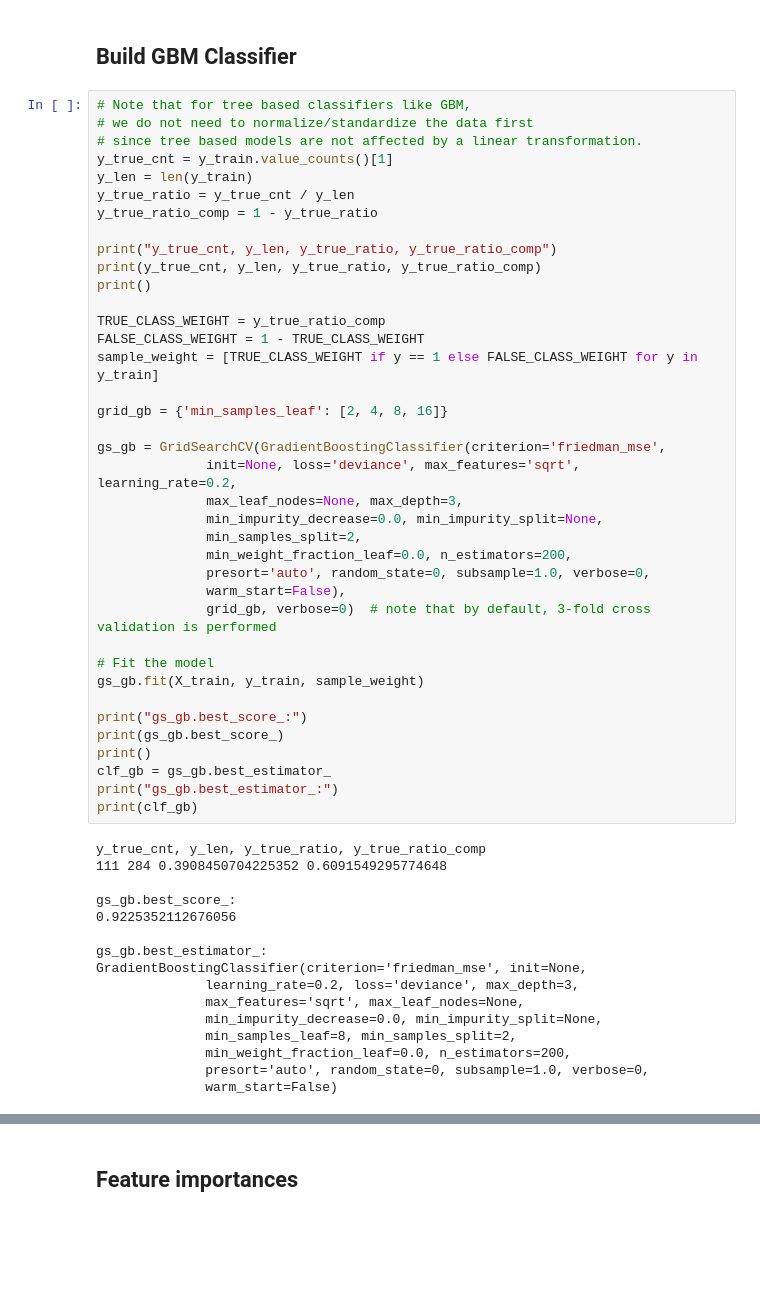
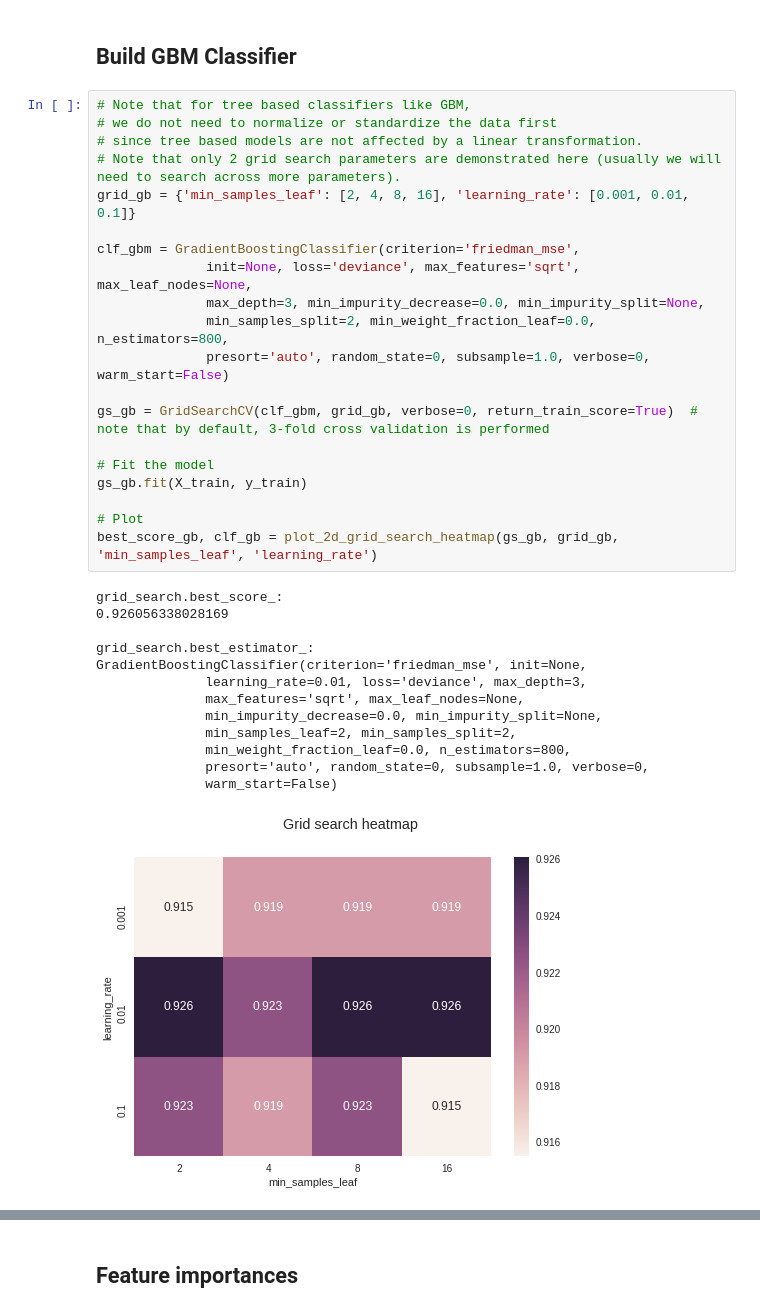
Before and after one commit to gal-a/blog, a Jupyter notebook: docs/notebooks/sklearn/sklearn_logistic_regression_vs_gbm.ipynb, the cells around one changed output, grey strips where cells are left out. Drawn from its saved outputs; the diff is of its cells as text; blank space fills up the shorter version.

```diff
--- a/docs/notebooks/sklearn/sklearn_logistic_regression_vs_gbm.ipynb
+++ b/docs/notebooks/sklearn/sklearn_logistic_regression_vs_gbm.ipynb
@@ -435,55 +477,35 @@ coef_:
 ## Build GBM Classifier
 # %%
 # Note that for tree based classifiers like GBM,
-# we do not need to normalize/standardize the data first
+# we do not need to normalize or standardize the data first
 # since tree based models are not affected by a linear transformation.
-y_true_cnt = y_train.value_counts()[1]
-y_len = len(y_train)
-y_true_ratio = y_true_cnt / y_len
-y_true_ratio_comp = 1 - y_true_ratio
+# Note that only 2 grid search parameters are demonstrated here (usually we will need to search across more parameters).
+grid_gb = {'min_samples_leaf': [2, 4, 8, 16], 'learning_rate': [0.001, 0.01, 0.1]}
 
-print("y_true_cnt, y_len, y_true_ratio, y_true_ratio_comp")
-print(y_true_cnt, y_len, y_true_ratio, y_true_ratio_comp)
-print()
+clf_gbm = GradientBoostingClassifier(criterion='friedman_mse',
+              init=None, loss='deviance', max_features='sqrt', max_leaf_nodes=None,
+              max_depth=3, min_impurity_decrease=0.0, min_impurity_split=None,
+              min_samples_split=2, min_weight_fraction_leaf=0.0, n_estimators=800,
+              presort='auto', random_state=0, subsample=1.0, verbose=0, warm_start=False)
 
-TRUE_CLASS_WEIGHT = y_true_ratio_comp
-FALSE_CLASS_WEIGHT = 1 - TRUE_CLASS_WEIGHT
-sample_weight = [TRUE_CLASS_WEIGHT if y == 1 else FALSE_CLASS_WEIGHT for y in y_train]
-
-grid_gb = {'min_samples_leaf': [2, 4, 8, 16]}
-
-gs_gb = GridSearchCV(GradientBoostingClassifier(criterion='friedman_mse',
-              init=None, loss='deviance', max_features='sqrt', learning_rate=0.2,
-              max_leaf_nodes=None, max_depth=3,
-              min_impurity_decrease=0.0, min_impurity_split=None,
-              min_samples_split=2,
-              min_weight_fraction_leaf=0.0, n_estimators=200,
-              presort='auto', random_state=0, subsample=1.0, verbose=0,
-              warm_start=False),
-              grid_gb, verbose=0)  # note that by default, 3-fold cross validation is performed
+gs_gb = GridSearchCV(clf_gbm, grid_gb, verbose=0, return_train_score=True)  # note that by default, 3-fold cross validation is performed
 
 # Fit the model
-gs_gb.fit(X_train, y_train, sample_weight)
+gs_gb.fit(X_train, y_train)
 
-print("gs_gb.best_score_:")
-print(gs_gb.best_score_)
-print()
-clf_gb = gs_gb.best_estimator_
-print("gs_gb.best_estimator_:")
-print(clf_gb)
+# Plot
+best_score_gb, clf_gb = plot_2d_grid_search_heatmap(gs_gb, grid_gb, 'min_samples_leaf', 'learning_rate')
 # %% [output]
-y_true_cnt, y_len, y_true_ratio, y_true_ratio_comp
-111 284 0.3908450704225352 0.6091549295774648
+grid_search.best_score_:
+0.926056338028169
 
-gs_gb.best_score_:
-0.9225352112676056
-
-gs_gb.best_estimator_:
+grid_search.best_estimator_:
 GradientBoostingClassifier(criterion='friedman_mse', init=None,
-              learning_rate=0.2, loss='deviance', max_depth=3,
+              learning_rate=0.01, loss='deviance', max_depth=3,
               max_features='sqrt', max_leaf_nodes=None,
               min_impurity_decrease=0.0, min_impurity_split=None,
-              min_samples_leaf=8, min_samples_split=2,
-              min_weight_fraction_leaf=0.0, n_estimators=200,
+              min_samples_leaf=2, min_samples_split=2,
+              min_weight_fraction_leaf=0.0, n_estimators=800,
               presort='auto', random_state=0, subsample=1.0, verbose=0,
               warm_start=False)
+[figure, added]
```
Also changed, not shown: parts of 34 cells of this notebook, 1 other file.
